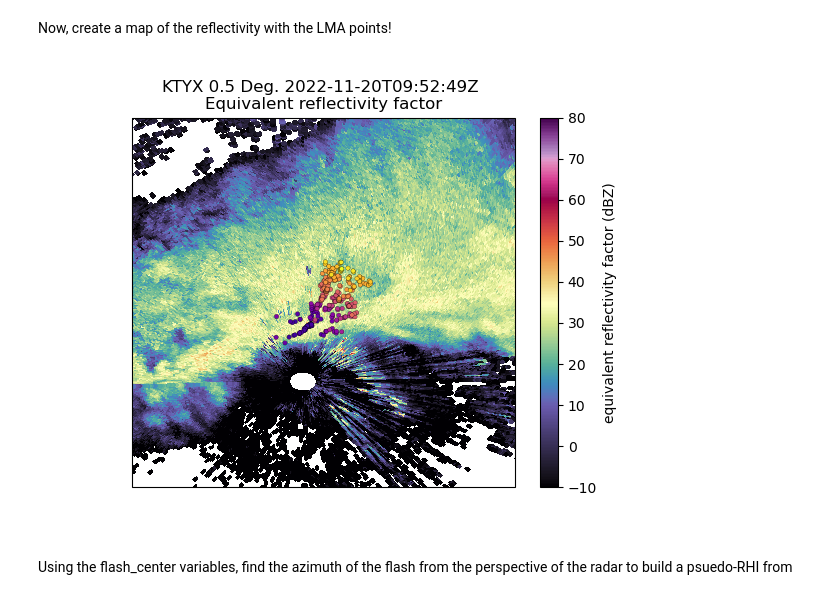
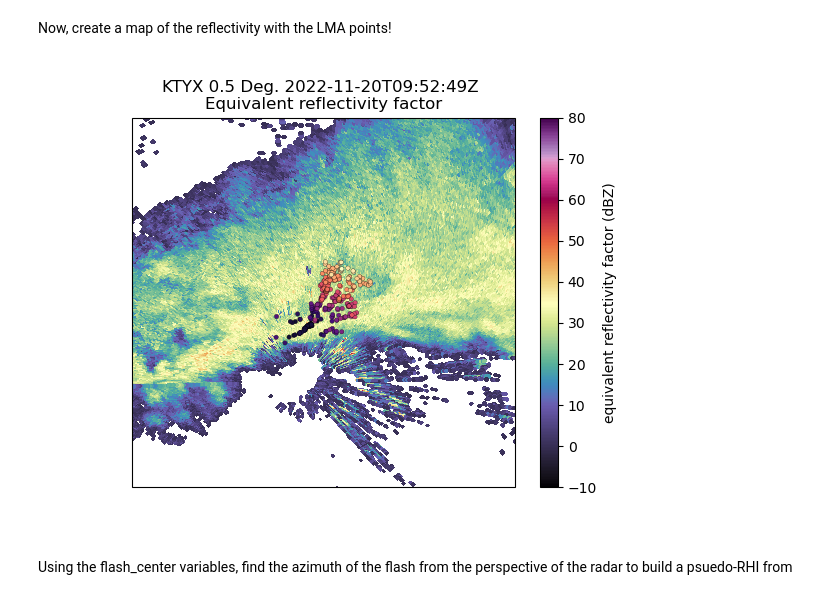
Before and after one commit to deeplycloudy/lmaworkshop, a Jupyter notebook: LEE-2023/RHI_cross_section.ipynb, the cells around one changed output. Saved outputs shown, nothing was run; the diff lists cells and outputs as text; code cells hidden in the pictures.

Commit message:
add ENTLN, interactivity

```diff
--- a/LEE-2023/RHI_cross_section.ipynb
+++ b/LEE-2023/RHI_cross_section.ipynb
@@ -87,0 +120,10 @@ flash_time = this_flash.flash_time_start.data.astype('datetime64[s]').astype(dt.
+# %%
+selected_data = interact_lma.ds.copy()
+center_lon = selected_data.event_longitude.mean(dim='number_of_events').data.item()
+center_lat = selected_data.event_latitude.mean(dim='number_of_events').data.item()
+center_alt = selected_data.event_altitude.mean(dim='number_of_events').data.item()
+
+selected_time = selected_data.event_time.mean(dim='number_of_events')
+# Convert that to a standard python datetime. This loses nanosecond precision, but allows the time to be used in nexradaws
+selected_time = selected_time.data.astype('datetime64[us]').astype(dt.datetime).item()
+print(selected_time)
@@ -90,10 +134,11 @@ import nexradaws
 conn = nexradaws.NexradAwsInterface()
 radar_id = 'KTYX'
 
-range_start = flash_time - dt.timedelta(minutes=5)
-range_end = flash_time + dt.timedelta(minutes=5)
+range_start = selected_time - dt.timedelta(minutes=5)
+range_end = selected_time + dt.timedelta(minutes=5)
 
 scans = conn.get_avail_scans_in_range(range_start, range_end, radar_id)
+scans = [scan for scan in scans if 'MDM' not in scan.filename]
 print(scans)
 # %% [output]
 ## You are using the Python ARM Radar Toolkit (Py-ART), an open source
@@ -127,16 +172,17 @@ Now, create a map of the reflectivity with the LMA points!
 # %%
 field_i_want = 'reflectivity'
 radar_fig = plt.figure()
 radar_ax = plt.axes(projection=ccrs.PlateCarree())
 
 rmd = pyart.graph.RadarMapDisplay(radar)
-rmd.plot_ppi_map(field_i_want, vmin=-10, vmax=80, cmap='ChaseSpectral', ax=radar_ax, fig=radar_fig, add_grid_lines=False)
+# Here I mask out reflectivities below 0 dBZ to get rid of some of the ground clutter.
+rmd.plot_ppi_map(field_i_want, mask_tuple=('reflectivity', 0), vmin=-10, vmax=80, cmap='ChaseSpectral', ax=radar_ax, fig=radar_fig, add_grid_lines=False)
 
-radar_ax.scatter(this_flash.event_longitude, this_flash.event_latitude, c=this_flash.event_time, cmap='plasma', s=10, edgecolor='k', linewidths=0.2, transform=ccrs.PlateCarree())
-radar_ax.set_extent([this_flash.event_longitude.data.min()-0.25, this_flash.event_longitude.data.max()+0.25,
-                   this_flash.event_latitude.data.min()-0.25, this_flash.event_latitude.data.max()+0.25])
+radar_ax.scatter(selected_data.event_longitude, selected_data.event_latitude, c=selected_data.event_time, cmap='magma', s=10, edgecolor='k', linewidths=0.2, transform=ccrs.PlateCarree())
+radar_ax.set_extent([selected_data.event_longitude.data.min()-0.25, selected_data.event_longitude.data.max()+0.25,
+                   selected_data.event_latitude.data.min()-0.25, selected_data.event_latitude.data.max()+0.25])
 # %% [output]
-[figure, old version]
+[figure, new version]
 # %% [markdown]
 Using the flash_center variables, find the azimuth of the flash from the perspective of the radar to build a psuedo-RHI from
 # %%
```
Also changed, not shown: parts of 18 cells of this notebook, 1 other file.
